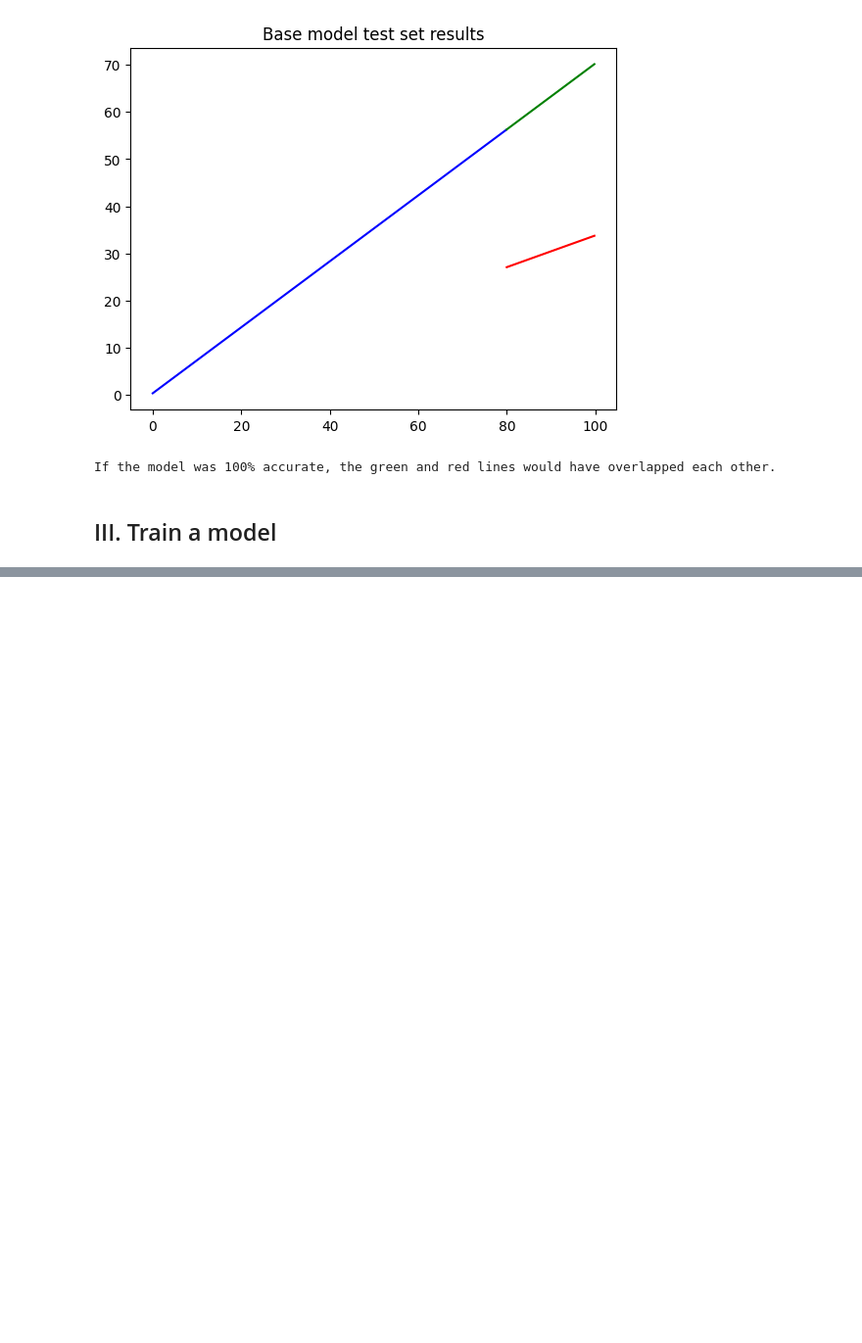
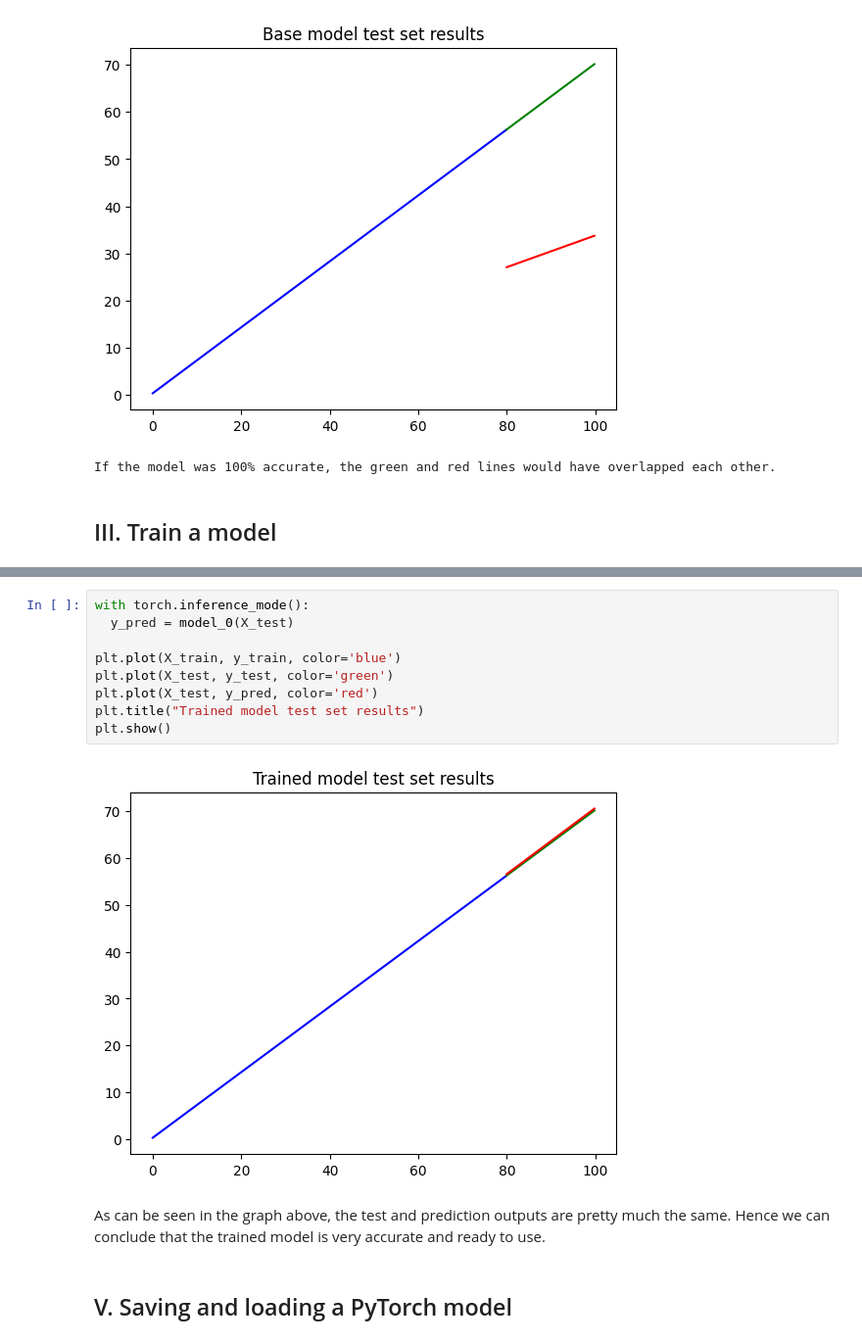
Before and after one commit to omkanekar28/PyTorch-practice, a Jupyter notebook: code/pytorch_workflow_fundamentals.ipynb, the cells around one changed output, grey strips where cells are left out. Shown at 98% size. Drawn from its saved outputs; the diff is of its cells as text; blank space fills up the shorter version.

```diff
--- a/code/pytorch_workflow_fundamentals.ipynb
+++ b/code/pytorch_workflow_fundamentals.ipynb
@@ -225,0 +361,15 @@ If the model was 100% accurate, the green and red lines would have overlapped ea
+# %%
+with torch.inference_mode():
+  y_pred = model_0(X_test)
+
+plt.plot(X_train, y_train, color='blue')
+plt.plot(X_test, y_test, color='green')
+plt.plot(X_test, y_pred, color='red')
+plt.title("Trained model test set results")
+plt.show()
+# %% [output]
+[figure, added]
+# %% [markdown]
+As can be seen in the graph above, the test and prediction outputs are pretty much the same. Hence we can conclude that the trained model is very accurate and ready to use.
+# %% [markdown]
+## V. Saving and loading a PyTorch model
```
Also changed, not shown: parts of 28 cells of this notebook.
